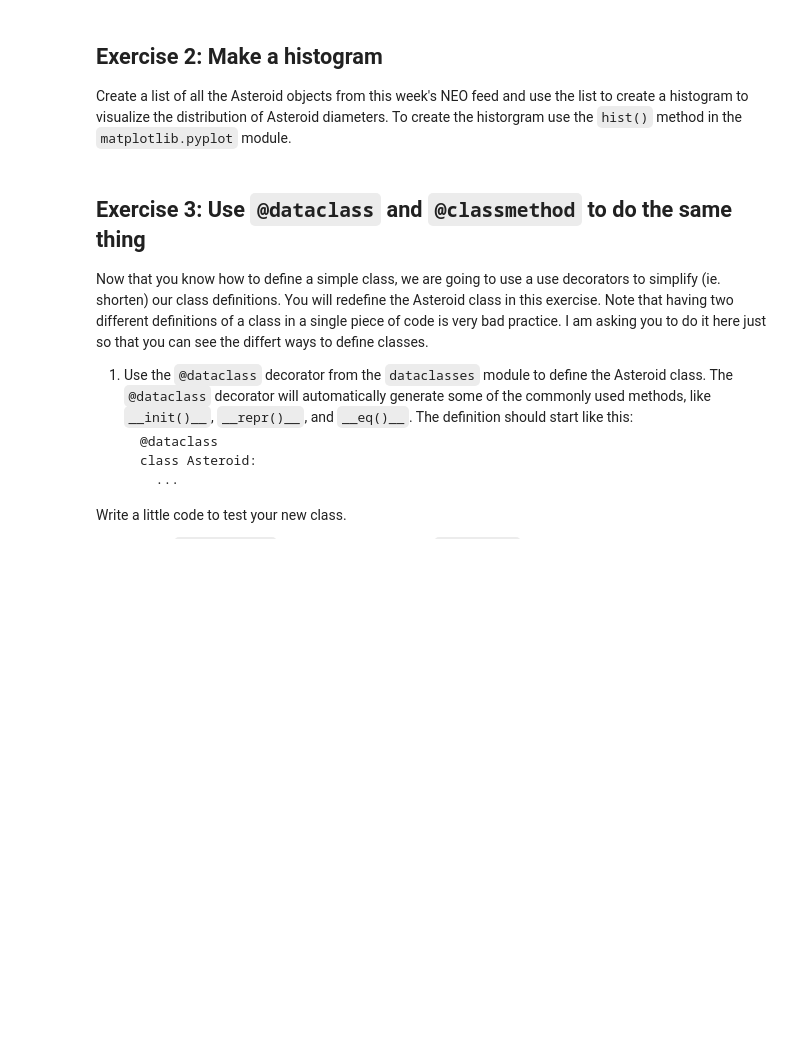
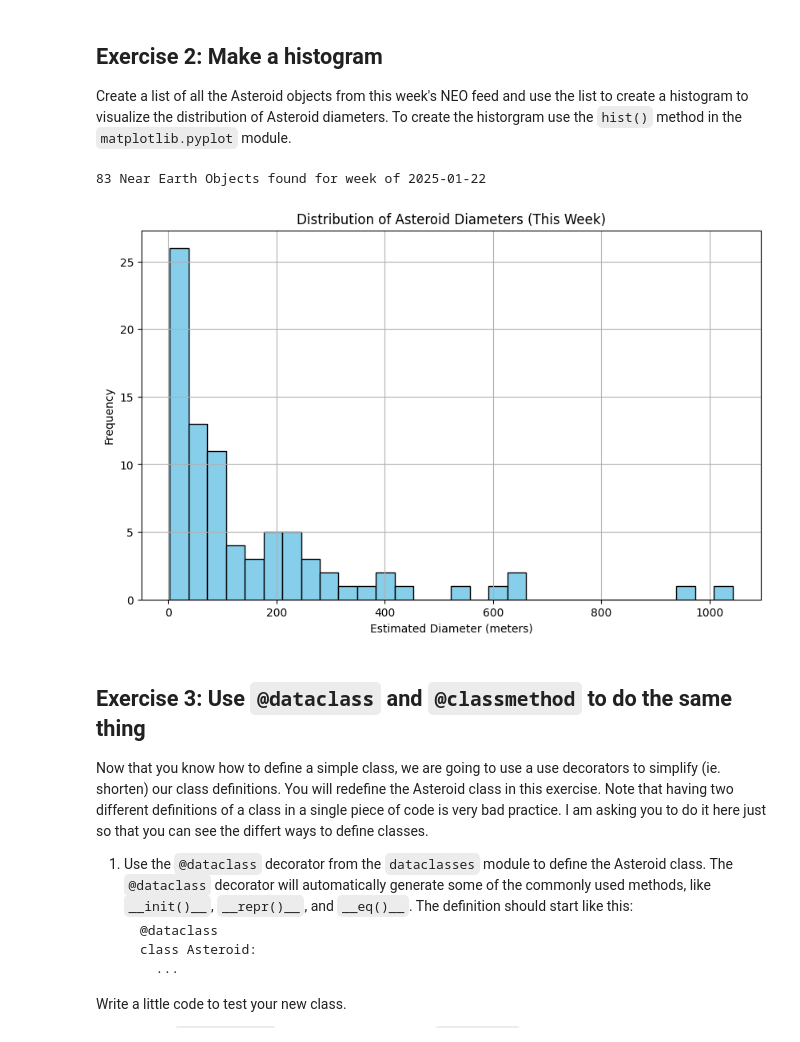
Before and after one commit to Jasn001/COMP_215, a Jupyter notebook: labs/lab03-classes.ipynb, the cells around one changed output. Saved outputs shown, nothing was run; the diff lists cells and outputs as text; code cells hidden in the pictures; blank space fills up the shorter version.

```diff
--- a/labs/lab03-classes.ipynb
+++ b/labs/lab03-classes.ipynb
@@ -88,19 +88,16 @@ Write a little code to test your new class.
 # %%
 class Asteroid:
     def __init__(self, id, name, estimated_diameter, is_potentially_hazardous):
-        """ Initializes a new Asteroid object with specific data values """
         self.id = id
         self.name = name
         self.estimated_diameter = estimated_diameter
         self.is_potentially_hazardous = is_potentially_hazardous
 
     def __str__(self):
-        """ Returns a nicely formatted string representation of the object """
         hazardous_status = "Yes" if self.is_potentially_hazardous else "No"
         return f"Asteroid {self.name} (ID: {self.id}) - Diameter: {self.estimated_diameter} meters, Hazardous: {hazardous_status}"
 
     def __repr__(self):
-        """ Returns a more formal string representation for debugging or logs """
         return f"Asteroid(id={self.id}, name={self.name}, estimated_diameter={self.estimated_diameter}, is_potentially_hazardous={self.is_potentially_hazardous})"
 
 # Creating an Asteroid object
@@ -128,3 +123,51 @@ Create a list of all the Asteroid objects from this week's NEO feed and use the
+# %%
+# Function to fetch NEOs for the given week
+def get_neos(start_date):
+    """ Return a list of NEO for the week starting at start_date """
+    url = f'https://api.nasa.gov/neo/rest/v1/feed?start_date={start_date}&api_key={API_KEY}'
+    response = requests.get(url)
+    data = response.json()
+    print(f'{data["element_count"]} Near Earth Objects found for week of {start_date}')
+    neos = []
+    for dated_records in data['near_earth_objects'].values():
+        for neo in dated_records:
+            # Get the max diameter in meters
+            estimated_diameter = neo['estimated_diameter']['meters']['estimated_diameter_max']
+
+            # Get the hazardous status (default to False if not available)
+            is_hazardous = neo.get('is_potentially_hazardous_asteroid', False)
+
+            # Create an Asteroid object
+            asteroid = Asteroid(
+                id=neo['id'],
+                name=neo['name'],
+                estimated_diameter=estimated_diameter,
+                is_potentially_hazardous=is_hazardous
+            )
+            neos.append(asteroid)
+
+    return neos
+
+# Define the start date for this week
+week_start = datetime.datetime.now().strftime('%Y-%m-%d')
+
+# Fetch NEOs for this week and create a list of Asteroid objects
+neos = get_neos(week_start)
+
+# Create a list of diameters from the Asteroid objects
+diameters = [asteroid.estimated_diameter for asteroid in neos]
+
+# Plot the histogram of asteroid diameters
+plt.figure(figsize=(10, 6))
+plt.hist(diameters, bins=30, color='skyblue', edgecolor='black')
+plt.title('Distribution of Asteroid Diameters (This Week)')
+plt.xlabel('Estimated Diameter (meters)')
+plt.ylabel('Frequency')
+plt.grid(True)
+plt.show()
+# %% [output]
+83 Near Earth Objects found for week of 2025-01-22
+[figure, added]
 # %% [markdown]
 ## Exercise 3: Use `@dataclass` and `@classmethod` to do the same thing
 
```
Also changed, not shown: parts of 1 cell of this notebook.
